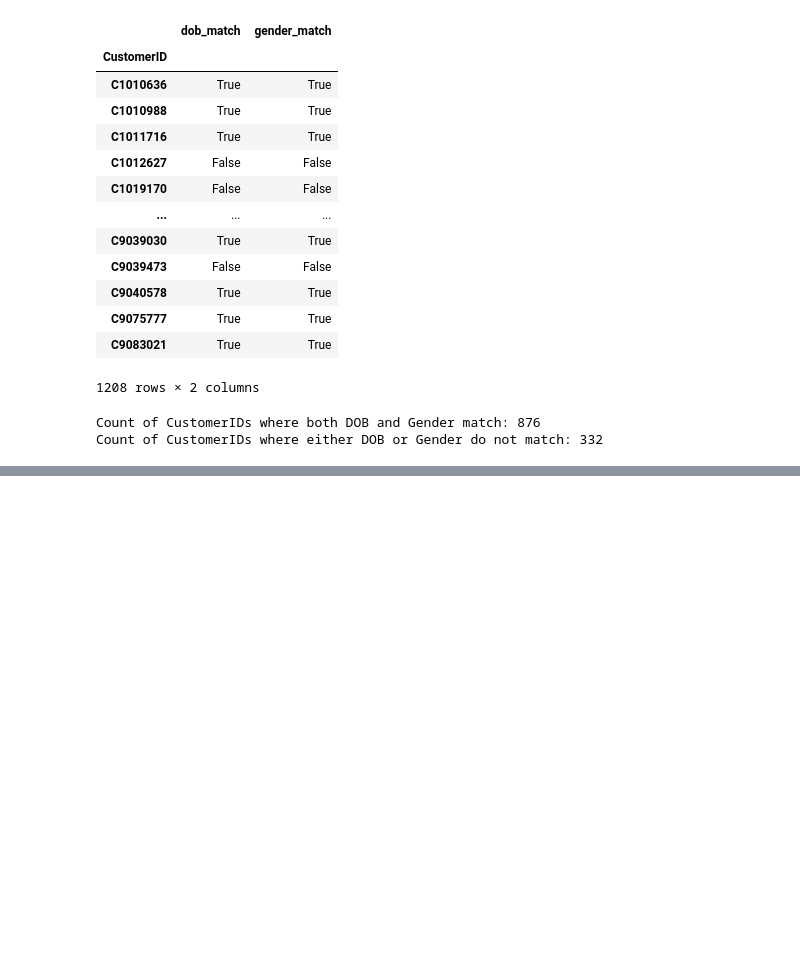
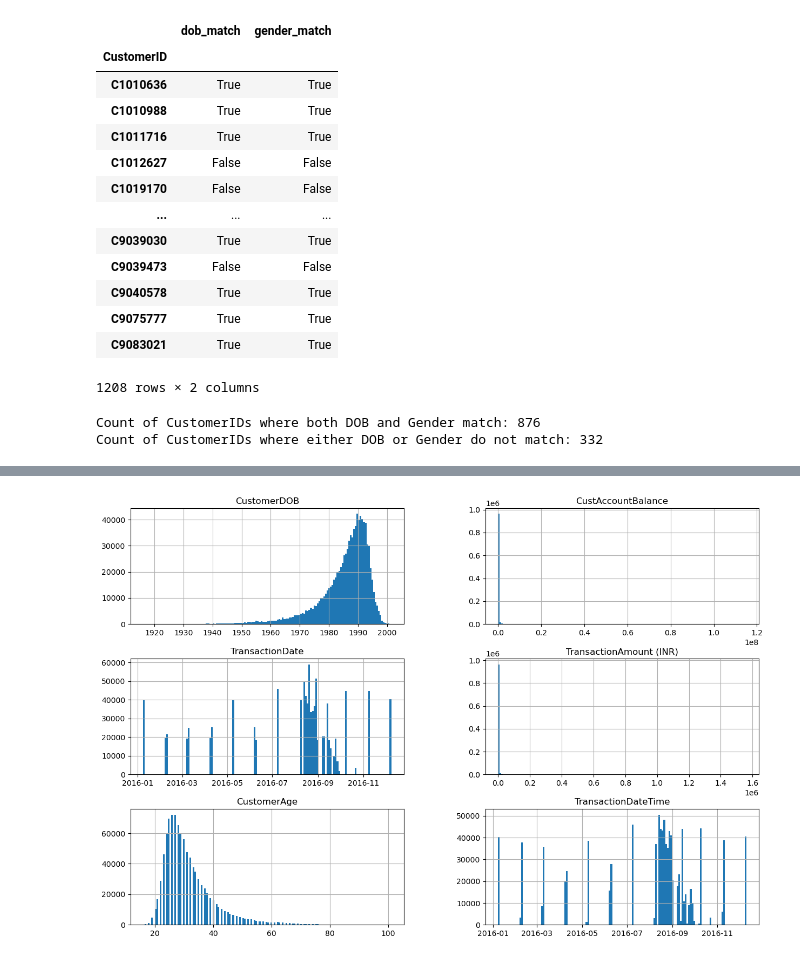
Before and after one commit to m1hammad/customer_segmentation, a Jupyter notebook: cust-seg.ipynb, the cells around one changed output, grey strips where cells are left out. Cells and saved outputs as stored; diff of their text form; code cells hidden in the pictures; blank space fills up the shorter version.

Commit message:
data cleaning and EDA done

```diff
--- a/cust-seg.ipynb
+++ b/cust-seg.ipynb
@@ -357,0 +344,6 @@ grouped_duplicate_customers_df
+# %%
+# Convert TransactionTime to a string, pad with zeros if necessary, and then to 'datetime.time'
+bank_data['TransactionTime'] = pd.to_datetime(bank_data['TransactionTime'].astype(str).str.zfill(6), format='%H%M%S').dt.time
+
+# Combine 'TransactionDate' and 'TransactionTime' into a single datetime column
+bank_data['TransactionDateTime'] = pd.to_datetime(bank_data['TransactionDate'].astype(str) + ' ' + bank_data['TransactionTime'].astype(str))
@@ -396,0 +473,7 @@ Count of CustomerIDs where either DOB or Gender do not match: 332
+# %%
+bank_data_for_plotting_ONLY = bank_data.drop_duplicates(subset="NewCustomerID") # this df contains individual customers only bar those that had same ID but different DOB
+# Histograms for numerical variables
+bank_data.hist(bins=150, figsize=(15, 10))
+plt.show()
+# %% [output]
+[figure, added]
```
Also changed, not shown: parts of 38 cells of this notebook.
